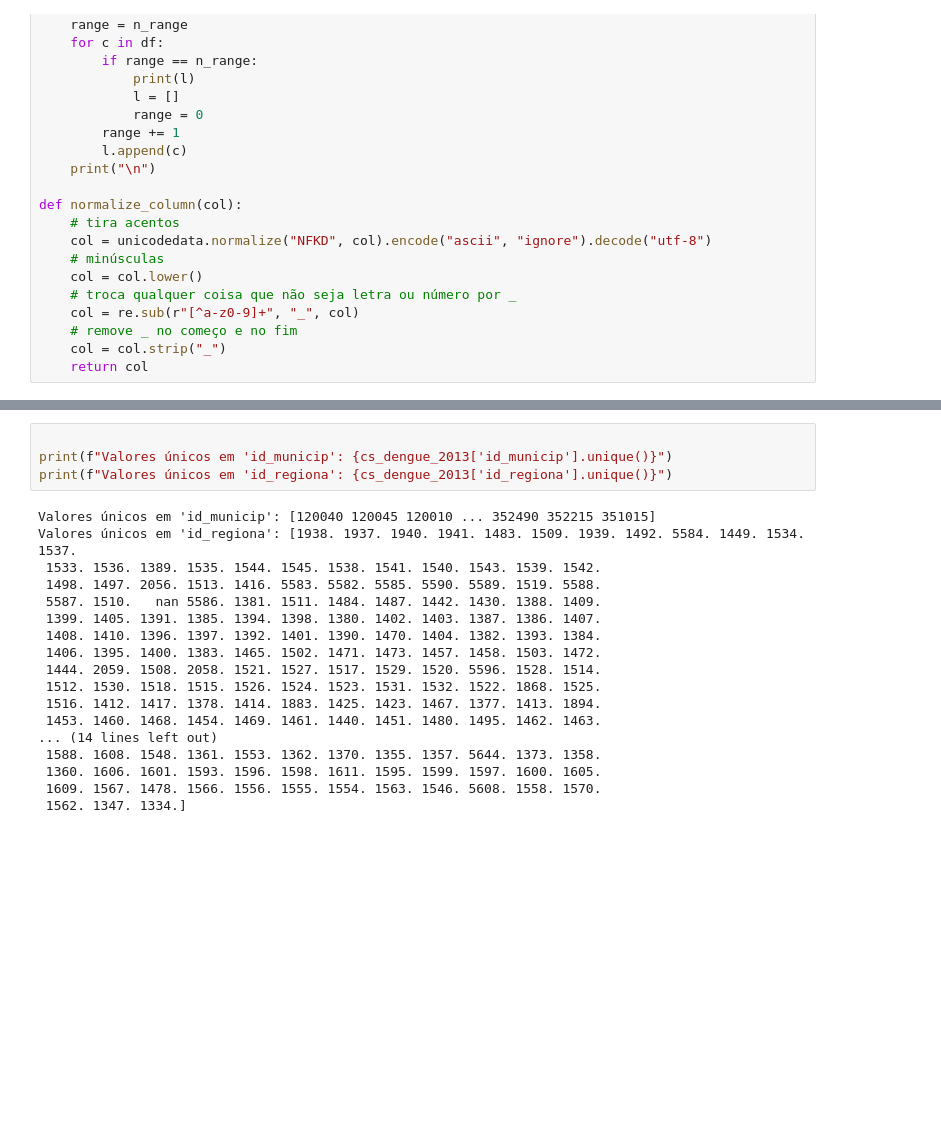
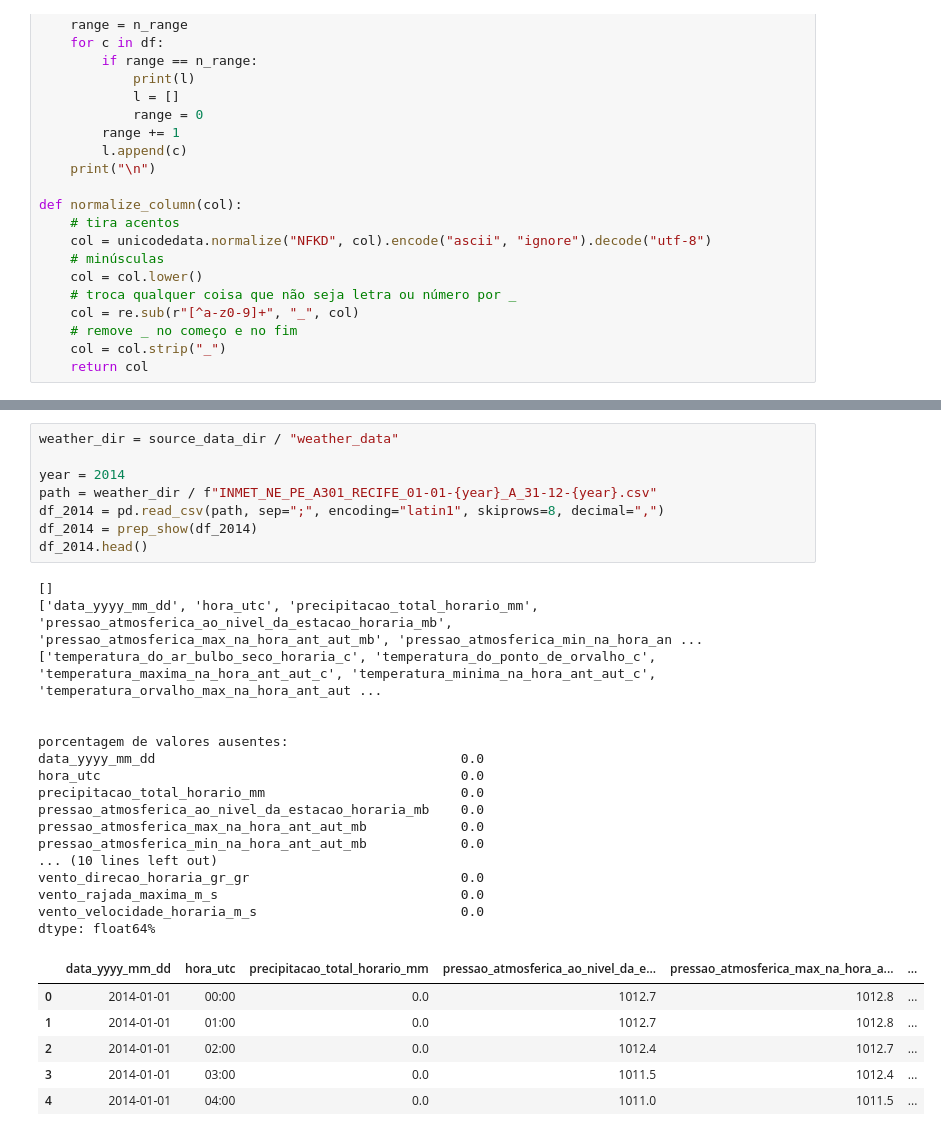
Before and after one commit to PedrocsGalindo/dengue_prediction, a Jupyter notebook: dengue_prediction/notebooks/data_vizualisation/INMET.ipynb, the cells around one changed output, grey strips where cells are left out. Saved outputs shown, nothing was run; the diff lists cells and outputs as text; blank space fills up the shorter version.

```diff
--- a/dengue_prediction/notebooks/data_vizualisation/INMET.ipynb
+++ b/dengue_prediction/notebooks/data_vizualisation/INMET.ipynb
@@ -84,22 +92,32 @@ None
-# %%
-
-print(f"Valores únicos em 'id_municip': {cs_dengue_2013['id_municip'].unique()}")
-print(f"Valores únicos em 'id_regiona': {cs_dengue_2013['id_regiona'].unique()}")
-# %% [output]
-Valores únicos em 'id_municip': [120040 120045 120010 ... 352490 352215 351015]
-Valores únicos em 'id_regiona': [1938. 1937. 1940. 1941. 1483. 1509. 1939. 1492. 5584. 1449. 1534. 1537.
- 1533. 1536. 1389. 1535. 1544. 1545. 1538. 1541. 1540. 1543. 1539. 1542.
- 1498. 1497. 2056. 1513. 1416. 5583. 5582. 5585. 5590. 5589. 1519. 5588.
- 5587. 1510.   nan 5586. 1381. 1511. 1484. 1487. 1442. 1430. 1388. 1409.
- 1399. 1405. 1391. 1385. 1394. 1398. 1380. 1402. 1403. 1387. 1386. 1407.
- 1408. 1410. 1396. 1397. 1392. 1401. 1390. 1470. 1404. 1382. 1393. 1384.
- 1406. 1395. 1400. 1383. 1465. 1502. 1471. 1473. 1457. 1458. 1503. 1472.
- 1444. 2059. 1508. 2058. 1521. 1527. 1517. 1529. 1520. 5596. 1528. 1514.
- 1512. 1530. 1518. 1515. 1526. 1524. 1523. 1531. 1532. 1522. 1868. 1525.
- 1516. 1412. 1417. 1378. 1414. 1883. 1425. 1423. 1467. 1377. 1413. 1894.
- 1453. 1460. 1468. 1454. 1469. 1461. 1440. 1451. 1480. 1495. 1462. 1463.
-... (14 lines left out)
- 1588. 1608. 1548. 1361. 1553. 1362. 1370. 1355. 1357. 5644. 1373. 1358.
- 1360. 1606. 1601. 1593. 1596. 1598. 1611. 1595. 1599. 1597. 1600. 1605.
- 1609. 1567. 1478. 1566. 1556. 1555. 1554. 1563. 1546. 5608. 1558. 1570.
- 1562. 1347. 1334.]
+# %%
+weather_dir = source_data_dir / "weather_data"
+
+year = 2014
+path = weather_dir / f"INMET_NE_PE_A301_RECIFE_01-01-{year}_A_31-12-{year}.csv"
+df_2014 = pd.read_csv(path, sep=";", encoding="latin1", skiprows=8, decimal=",")
+df_2014 = prep_show(df_2014)
+df_2014.head()
+# %% [output]
+[]
+['data_yyyy_mm_dd', 'hora_utc', 'precipitacao_total_horario_mm', 'pressao_atmosferica_ao_nivel_da_estacao_horaria_mb', 'pressao_atmosferica_max_na_hora_ant_aut_mb', 'pressao_atmosferica_min_na_hora_an ...
+['temperatura_do_ar_bulbo_seco_horaria_c', 'temperatura_do_ponto_de_orvalho_c', 'temperatura_maxima_na_hora_ant_aut_c', 'temperatura_minima_na_hora_ant_aut_c', 'temperatura_orvalho_max_na_hora_ant_aut ...
+
+
+porcentagem de valores ausentes:
+data_yyyy_mm_dd                                       0.0
+hora_utc                                              0.0
+precipitacao_total_horario_mm                         0.0
+pressao_atmosferica_ao_nivel_da_estacao_horaria_mb    0.0
+pressao_atmosferica_max_na_hora_ant_aut_mb            0.0
+pressao_atmosferica_min_na_hora_ant_aut_mb            0.0
+... (10 lines left out)
+vento_direcao_horaria_gr_gr                           0.0
+vento_rajada_maxima_m_s                               0.0
+vento_velocidade_horaria_m_s                          0.0
+dtype: float64%
+|  | data_yyyy_mm_dd | hora_utc | precipitacao_total_horario_mm | pressao_atmosferica_ao_nivel_da_e... | pressao_atmosferica_max_na_hora_a... | ... |
+| 0 | 2014-01-01 | 00:00 | 0.0 | 1012.7 | 1012.8 | ... |
+| 1 | 2014-01-01 | 01:00 | 0.0 | 1012.7 | 1012.8 | ... |
+| 2 | 2014-01-01 | 02:00 | 0.0 | 1012.4 | 1012.7 | ... |
+| 3 | 2014-01-01 | 03:00 | 0.0 | 1011.5 | 1012.4 | ... |
+| 4 | 2014-01-01 | 04:00 | 0.0 | 1011.0 | 1011.5 | ... |
```
Also changed, not shown: parts of 4 cells of this notebook, 8 other files.
